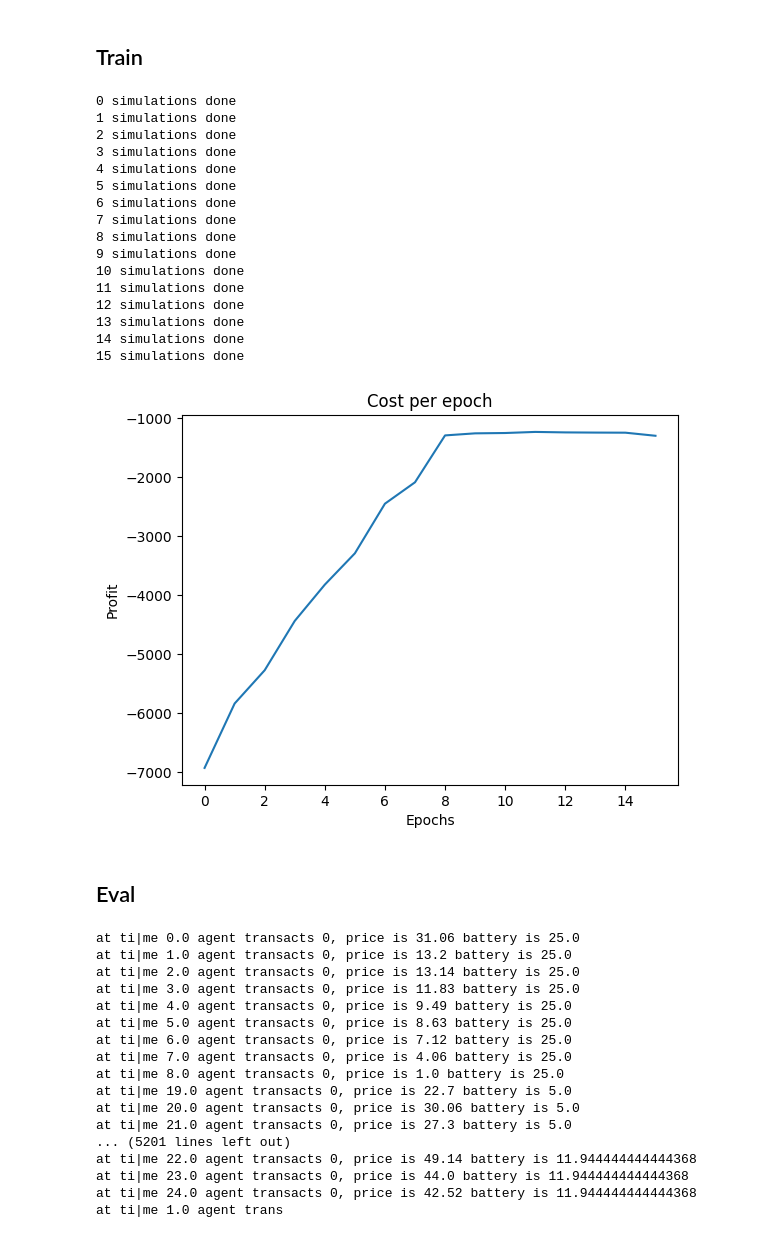
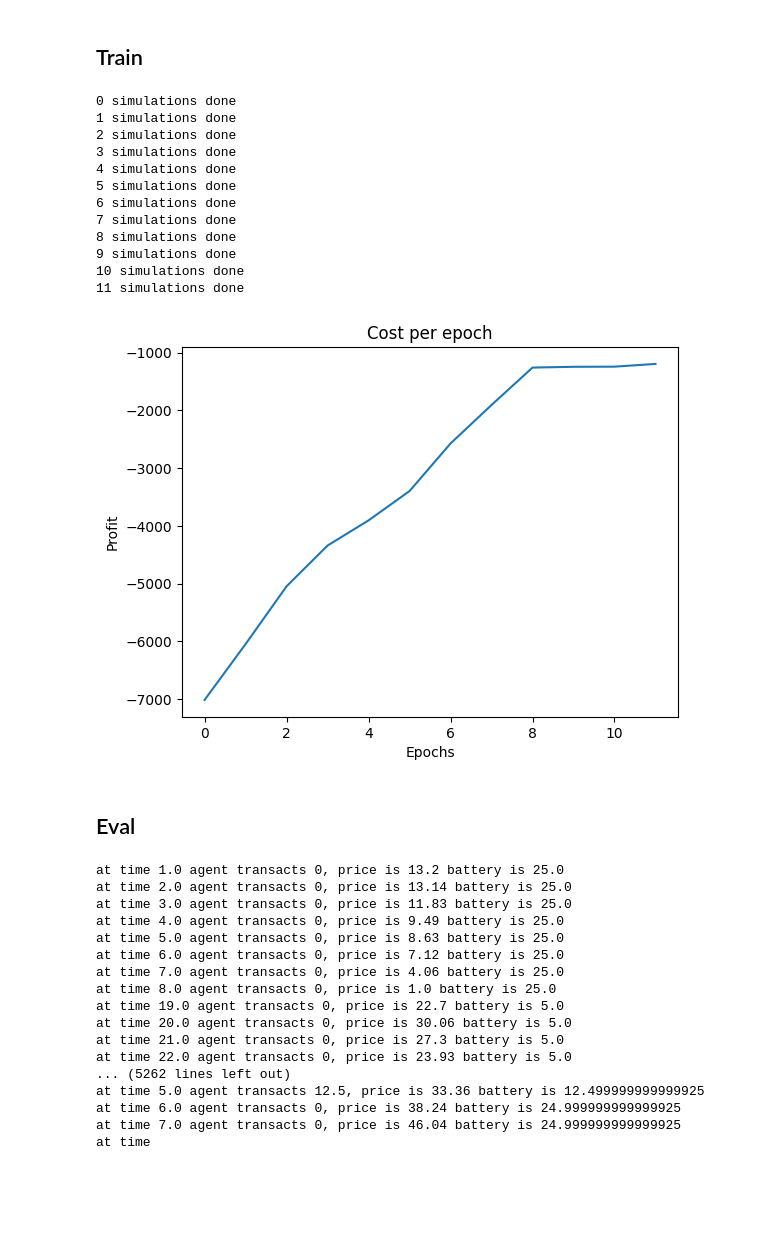
Before and after one commit to aeli3/RL-Project-2024, a Jupyter notebook: Final_Agent.ipynb, the cells around one changed output. Drawn from its saved outputs; the diff is of its cells as text; code cells hidden in the pictures; blank space fills up the shorter version.

```diff
--- a/Final_Agent.ipynb
+++ b/Final_Agent.ipynb
@@ -63,7 +63,7 @@ class Electric_Car(gym.Env):
 
         # Time Tracking
         self.counter = 0
-        self.hour = 0
+        self.hour = 1
         self.day = 1
         self.car_is_available = True
 
@@ -186,20 +186,21 @@ class QAgent():
         self.profit = []
         self.time_constraint = 8
         self.all_profits = []
+        self.max_power = 25
 
     def mask(self):
         # 7 am constraint
         if self.env.hour == self.time_constraint and self.env.battery_level >= self.env.minimum_morning_level:
-            lower_bound = min(np.ceil((self.env.minimum_morning_level - self.env.battery_level)*0.9), self.env.max_power)
-            upper_bound =  min(np.floor((self.env.battery_capacity - self.env.battery_level)/0.9), self.env.max_power)
+            lower_bound = min(np.ceil((self.env.minimum_morning_level - self.env.battery_level)*0.9), self.max_power)
+            upper_bound =  min(np.floor((self.env.battery_capacity - self.env.battery_level)/0.9), self.max_power)
             mask_range = (lower_bound, upper_bound)
         elif self.env.hour == self.time_constraint and self.env.battery_level < self.env.minimum_morning_level:
-            lower_bound = min(np.ceil((self.env.minimum_morning_level - self.env.battery_level)/0.9), self.env.max_power)
-            upper_bound =  min(np.floor((self.env.battery_capacity - self.env.battery_level)/0.9), self.env.max_power)
+            lower_bound = min(np.ceil((self.env.minimum_morning_level - self.env.battery_level)/0.9), self.max_power)
+            upper_bound =  min(np.floor((self.env.battery_capacity - self.env.battery_level)/0.9), self.max_power)
             mask_range = (lower_bound, upper_bound)
         else:
-            lower_bound = max(np.ceil(-(self.env.battery_level)*0.9), -self.env.max_power)
-            upper_bound = min(np.floor((self.env.battery_capacity - self.env.battery_level)/0.9), self.env.max_power)
+            lower_bound = max(np.ceil(-(self.env.battery_level)*0.9), -self.max_power)
+            upper_bound = min(np.floor((self.env.battery_capacity - self.env.battery_level)/0.9), self.max_power)
             mask_range = (lower_bound, upper_bound)
 
         # construct boolean mask_vector
@@ -207,13 +208,16 @@ class QAgent():
         mask = np.where((mask >= mask_range[0]) & (mask <= mask_range[1]), True, False)
         return mask
 
+    def reward_shape(self, reward, continuous_action):
+        return reward
+
     def to_continuous(self, action):
         continuous = np.linspace(-1 , 1, 5)
         return continuous[action]
 
     def discretize_features(self, features):
         battery, price, hour  = features[0], features[1], features[2]
-        return tuple([int(battery//10.001), np.max(np.where(self.price_bins<price)), int(hour) - 1])
+        return tuple([int(battery//10.001), np.max(np.where(self.price_bins<price)), int(hour - 1)])
 
     def reset(self):
         # Battery characteristics
@@ -221,7 +225,7 @@ class QAgent():
 
         # Time Tracking
         self.env.counter = 0
-        self.env.hour = 0
+        self.env.hour = 1
         self.env.day = 1
         self.env.car_is_available = True
 
@@ -250,10 +254,11 @@ class QAgent():
                 action = self.select_action_epsilon_greedy(current_state) #these should be indices
                 continuous_action = self.to_continuous(action)
 
-                next_state, reward, done, truncated, info = env.step(continuous_action)
+                next_state, reward, done, truncated, info = self.env.step(continuous_action)
                 profits += reward
                 next_state = self.discretize_features(next_state)
                 next_state_mask = self.mask()
+                reward = self.reward_shape(reward, continuous_action)
 
                 # update Q_values
                 Q_target = (reward + self.discount_rate*np.max(self.Qtable[next_state][next_state_mask]))
@@ -281,26 +286,22 @@ class QAgent():
 # %%
 env = Electric_Car(path_to_test_data='train.xlsx')
 agent = QAgent(env, action_space=custom_action_space)
-agent.train(simulations=16)
+agent.train(simulations=12)
 agent.plot_profits()
 # %% [output]
 0 simulations done
 1 simulations done
 2 simulations done
 3 simulations done
 4 simulations done
 5 simulations done
 6 simulations done
 7 simulations done
 8 simulations done
 9 simulations done
 10 simulations done
 11 simulations done
-12 simulations done
-13 simulations done
-14 simulations done
-15 simulations done
-[figure, old version]
+[figure, new version]
 # %% [markdown]
 ## Eval
 # %%
@@ -318,29 +319,29 @@ while not done:
     action = agent.predict(current_state)
     continuous_action = agent.to_continuous(action)
     if agent.env.car_is_available:
-        print(f"at ti|me {hour} agent transacts {discrete_act[action]}, price is {price} battery is {battery}")
+        print(f"at time {hour} agent transacts {discrete_act[action]}, price is {price} battery is {battery}")
     next_state, reward, done, trucated, info = agent.env.step(continuous_action)
     profits += reward
 
 print("Profit on validation set: ", profits)
 # %% [output]
-at ti|me 0.0 agent transacts 0, price is 31.06 battery is 25.0
-at ti|me 1.0 agent transacts 0, price is 13.2 battery is 25.0
-at ti|me 2.0 agent transacts 0, price is 13.14 battery is 25.0
-at ti|me 3.0 agent transacts 0, price is 11.83 battery is 25.0
-at ti|me 4.0 agent transacts 0, price is 9.49 battery is 25.0
-at ti|me 5.0 agent transacts 0, price is 8.63 battery is 25.0
-at ti|me 6.0 agent transacts 0, price is 7.12 battery is 25.0
-at ti|me 7.0 agent transacts 0, price is 4.06 battery is 25.0
-at ti|me 8.0 agent transacts 0, price is 1.0 battery is 25.0
-at ti|me 19.0 agent transacts 0, price is 22.7 battery is 5.0
-at ti|me 20.0 agent transacts 0, price is 30.06 battery is 5.0
-at ti|me 21.0 agent transacts 0, price is 27.3 battery is 5.0
-... (5201 lines left out)
-at ti|me 22.0 agent transacts 0, price is 49.14 battery is 11.944444444444368
-at ti|me 23.0 agent transacts 0, price is 44.0 battery is 11.944444444444368
-at ti|me 24.0 agent transacts 0, price is 42.52 battery is 11.944444444444368
-at ti|me 1.0 agent trans
+at time 1.0 agent transacts 0, price is 13.2 battery is 25.0
+at time 2.0 agent transacts 0, price is 13.14 battery is 25.0
+at time 3.0 agent transacts 0, price is 11.83 battery is 25.0
+at time 4.0 agent transacts 0, price is 9.49 battery is 25.0
+at time 5.0 agent transacts 0, price is 8.63 battery is 25.0
+at time 6.0 agent transacts 0, price is 7.12 battery is 25.0
+at time 7.0 agent transacts 0, price is 4.06 battery is 25.0
+at time 8.0 agent transacts 0, price is 1.0 battery is 25.0
+at time 19.0 agent transacts 0, price is 22.7 battery is 5.0
+at time 20.0 agent transacts 0, price is 30.06 battery is 5.0
+at time 21.0 agent transacts 0, price is 27.3 battery is 5.0
+at time 22.0 agent transacts 0, price is 23.93 battery is 5.0
+... (5262 lines left out)
+at time 5.0 agent transacts 12.5, price is 33.36 battery is 12.499999999999925
+at time 6.0 agent transacts 0, price is 38.24 battery is 24.999999999999925
+at time 7.0 agent transacts 0, price is 46.04 battery is 24.999999999999925
+at time
 # %%
 eval_env = Electric_Car(path_to_test_data='validate.xlsx')
 agent.env = eval_env
```
Also changed, not shown: parts of 1 cell of this notebook.
